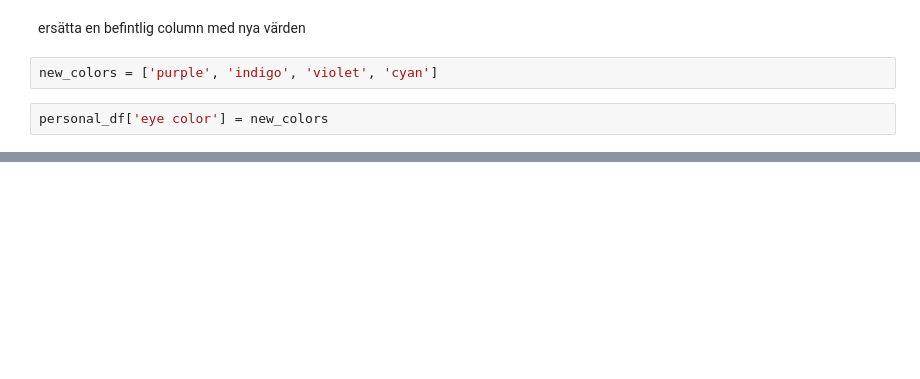
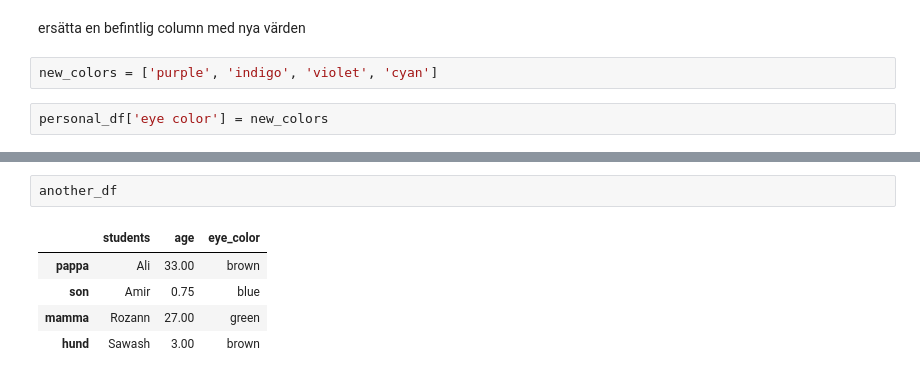
Before and after one commit to aleylani/Databehandling, a Jupyter notebook: code_alongs/L1_pandas_basics.ipynb, the cells around one changed output, grey strips where cells are left out. Saved outputs shown, nothing was run; the diff lists cells and outputs as text; blank space fills up the shorter version.

```diff
--- a/code_alongs/L1_pandas_basics.ipynb
+++ b/code_alongs/L1_pandas_basics.ipynb
@@ -230,0 +665,8 @@ personal_df
+# %%
+another_df
+# %% [output]
+|  | students | age | eye_color |
+| pappa | Ali | 33.00 | brown |
+| son | Amir | 0.75 | blue |
+| mamma | Rozann | 27.00 | green |
+| hund | Sawash | 3.00 | brown |
```
Also changed, not shown: parts of 74 cells of this notebook.
